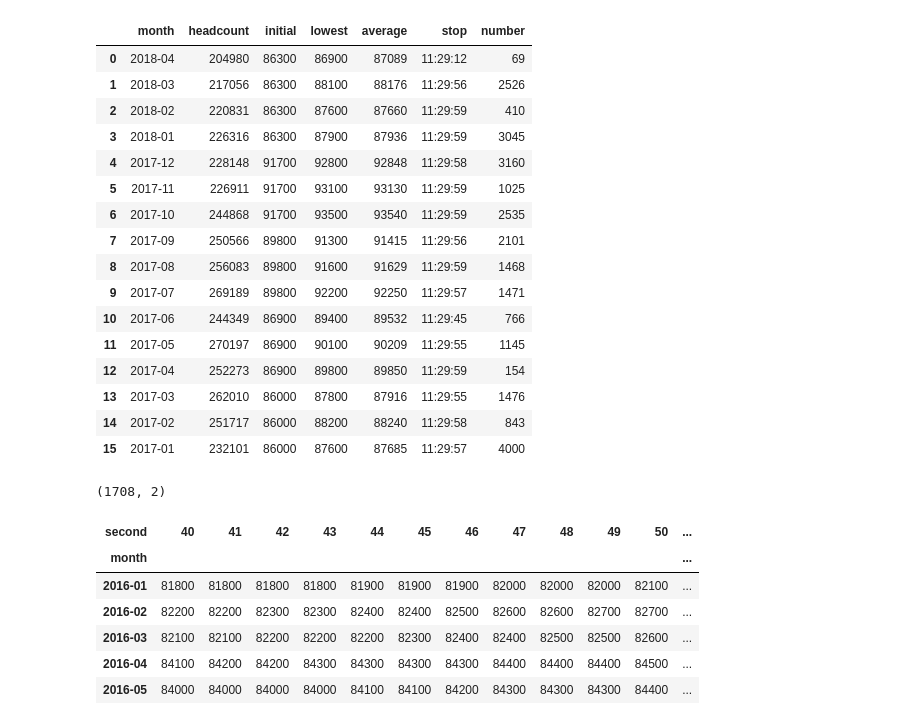
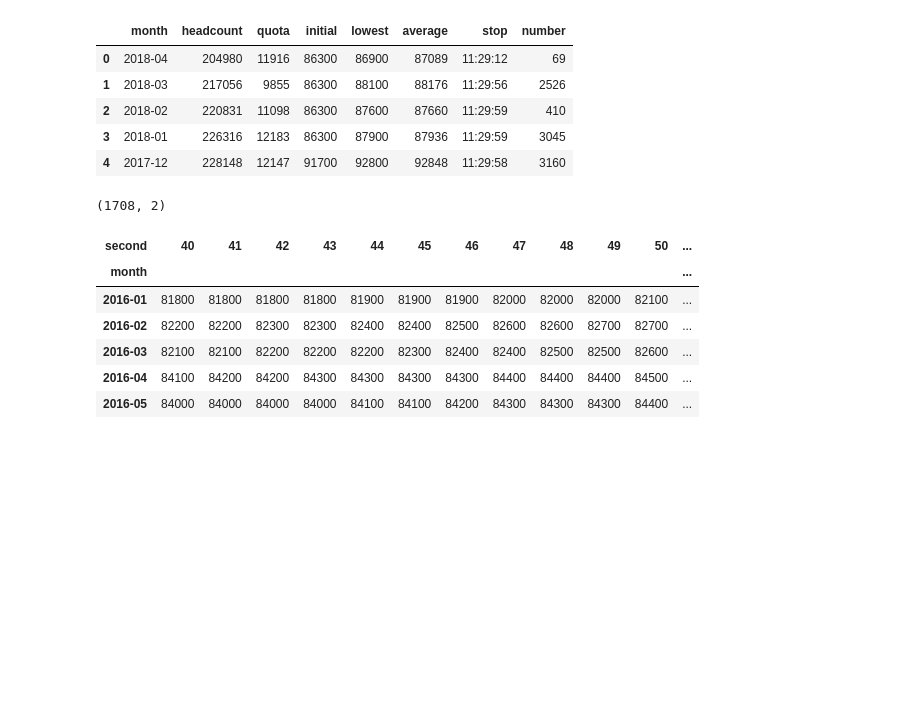
Before and after one commit to Junch/learning_notebook, a Jupyter notebook: 07-hupai/calculate.ipynb, the cells around one changed output. Saved outputs shown, nothing was run; the diff lists cells and outputs as text; code cells hidden in the pictures; blank space fills up the shorter version.

```diff
--- a/07-hupai/calculate.ipynb
+++ b/07-hupai/calculate.ipynb
@@ -3,25 +3,14 @@ import pandas as pd
 # %%
 df = pd.read_csv('hupai.txt', delim_whitespace=True, parse_dates=['month'])
 df.month = df.month.dt.to_period('M')
-df
+df.head()
 # %% [output]
-|  | month | headcount | initial | lowest | average | stop | number |
-| 0 | 2018-04 | 204980 | 86300 | 86900 | 87089 | 11:29:12 | 69 |
-| 1 | 2018-03 | 217056 | 86300 | 88100 | 88176 | 11:29:56 | 2526 |
-| 2 | 2018-02 | 220831 | 86300 | 87600 | 87660 | 11:29:59 | 410 |
-| 3 | 2018-01 | 226316 | 86300 | 87900 | 87936 | 11:29:59 | 3045 |
-| 4 | 2017-12 | 228148 | 91700 | 92800 | 92848 | 11:29:58 | 3160 |
-| 5 | 2017-11 | 226911 | 91700 | 93100 | 93130 | 11:29:59 | 1025 |
-| 6 | 2017-10 | 244868 | 91700 | 93500 | 93540 | 11:29:59 | 2535 |
-| 7 | 2017-09 | 250566 | 89800 | 91300 | 91415 | 11:29:56 | 2101 |
-| 8 | 2017-08 | 256083 | 89800 | 91600 | 91629 | 11:29:59 | 1468 |
-| 9 | 2017-07 | 269189 | 89800 | 92200 | 92250 | 11:29:57 | 1471 |
-| 10 | 2017-06 | 244349 | 86900 | 89400 | 89532 | 11:29:45 | 766 |
-| 11 | 2017-05 | 270197 | 86900 | 90100 | 90209 | 11:29:55 | 1145 |
-| 12 | 2017-04 | 252273 | 86900 | 89800 | 89850 | 11:29:59 | 154 |
-| 13 | 2017-03 | 262010 | 86000 | 87800 | 87916 | 11:29:55 | 1476 |
-| 14 | 2017-02 | 251717 | 86000 | 88200 | 88240 | 11:29:58 | 843 |
-| 15 | 2017-01 | 232101 | 86000 | 87600 | 87685 | 11:29:57 | 4000 |
+|  | month | headcount | quota | initial | lowest | average | stop | number |
+| 0 | 2018-04 | 204980 | 11916 | 86300 | 86900 | 87089 | 11:29:12 | 69 |
+| 1 | 2018-03 | 217056 | 9855 | 86300 | 88100 | 88176 | 11:29:56 | 2526 |
+| 2 | 2018-02 | 220831 | 11098 | 86300 | 87600 | 87660 | 11:29:59 | 410 |
+| 3 | 2018-01 | 226316 | 12183 | 86300 | 87900 | 87936 | 11:29:59 | 3045 |
+| 4 | 2017-12 | 228148 | 12147 | 91700 | 92800 | 92848 | 11:29:58 | 3160 |
 # %%
 import pathlib
 p = pathlib.Path('.')
```
Also changed, not shown: parts of 1 cell of this notebook, 1 other file.
